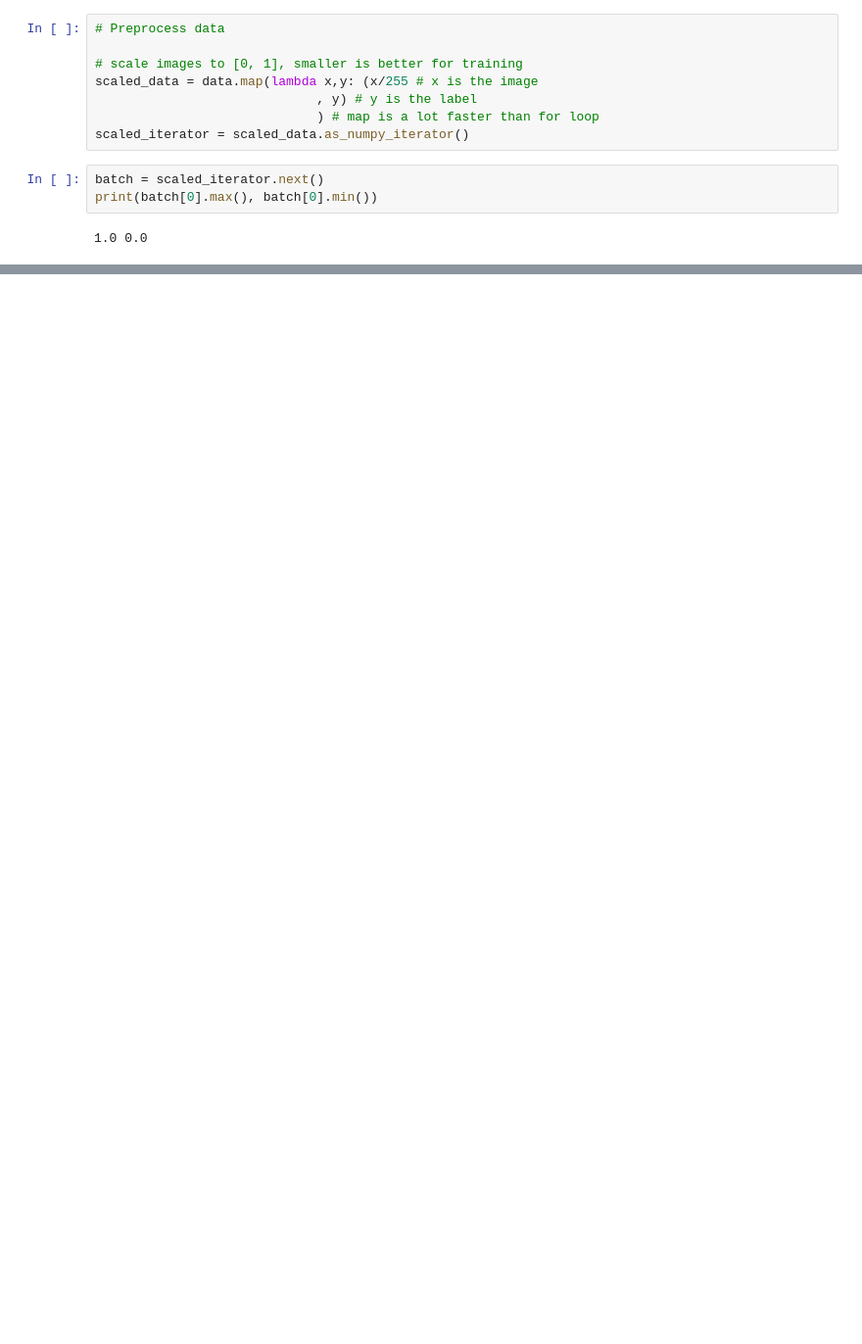
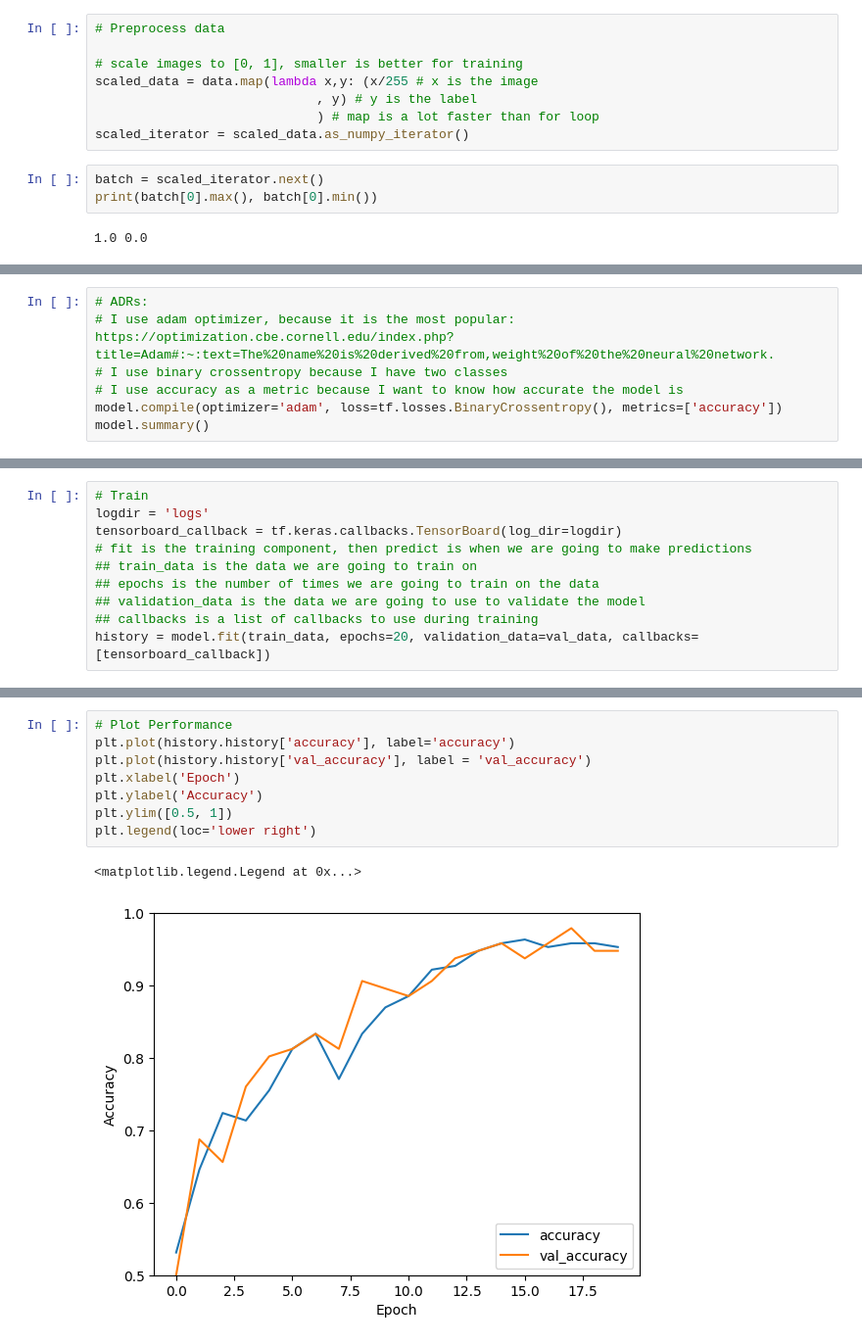
Before and after one commit to Li-Haowei/CNN-Image-Classifier, a Jupyter notebook: imageClassification.ipynb, the cells around one changed output, grey strips where cells are left out. Shown at 98% size. Drawn from its saved outputs; the diff is of its cells as text; blank space fills up the shorter version.

```diff
--- a/imageClassification.ipynb
+++ b/imageClassification.ipynb
@@ -73,0 +101,7 @@ test_data = scaled_data.skip(train_size + val_size).take(test_size)
+# %%
+# ADRs:
+# I use adam optimizer, because it is the most popular: https://optimization.cbe.cornell.edu/index.php?title=Adam#:~:text=The%20name%20is%20derived%20from,weight%20of%20the%20neural%20network.
+# I use binary crossentropy because I have two classes
+# I use accuracy as a metric because I want to know how accurate the model is
+model.compile(optimizer='adam', loss=tf.losses.BinaryCrossentropy(), metrics=['accuracy'])
+model.summary()
@@ -73,0 +126,10 @@ test_data = scaled_data.skip(train_size + val_size).take(test_size)
+# %%
+# Train
+logdir = 'logs'
+tensorboard_callback = tf.keras.callbacks.TensorBoard(log_dir=logdir)
+# fit is the training component, then predict is when we are going to make predictions
+## train_data is the data we are going to train on
+## epochs is the number of times we are going to train on the data
+## validation_data is the data we are going to use to validate the model
+## callbacks is a list of callbacks to use during training
+history = model.fit(train_data, epochs=20, validation_data=val_data, callbacks=[tensorboard_callback])
@@ -73,0 +154,11 @@ test_data = scaled_data.skip(train_size + val_size).take(test_size)
+# %%
+# Plot Performance
+plt.plot(history.history['accuracy'], label='accuracy')
+plt.plot(history.history['val_accuracy'], label = 'val_accuracy')
+plt.xlabel('Epoch')
+plt.ylabel('Accuracy')
+plt.ylim([0.5, 1])
+plt.legend(loc='lower right')
+# %% [output]
+<matplotlib.legend.Legend at 0x...>
+[figure, added]
```
Also changed, not shown: parts of 13 cells of this notebook, 2 other files.
